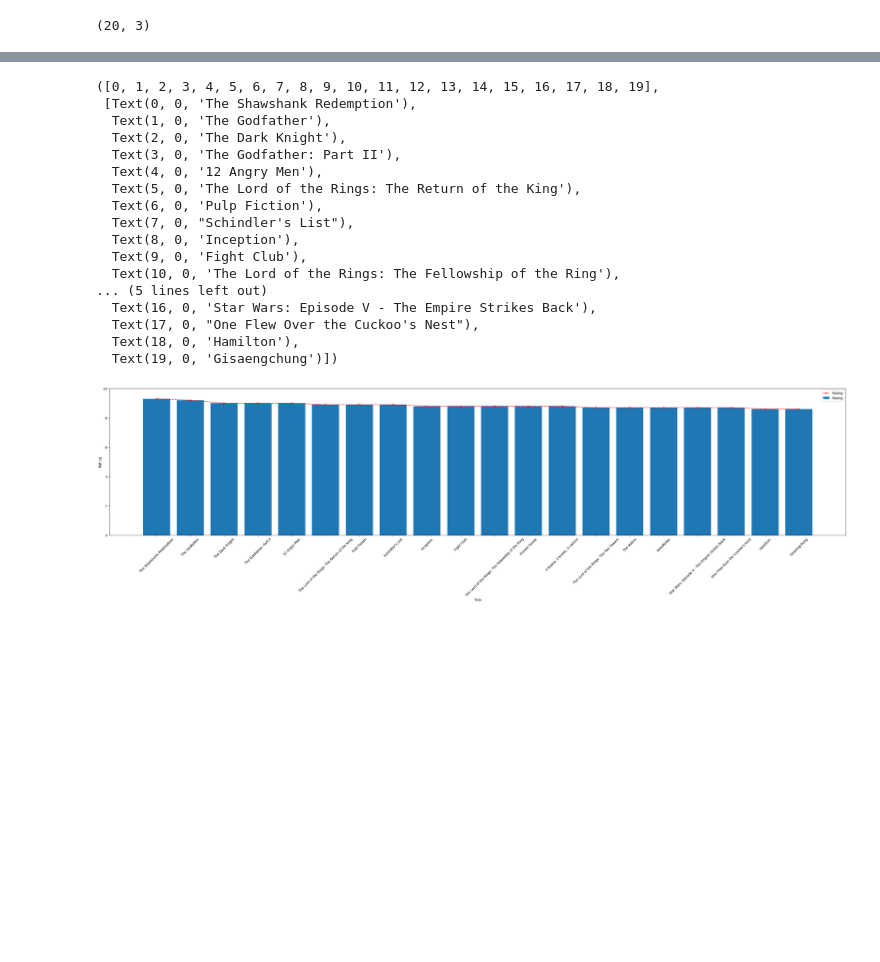
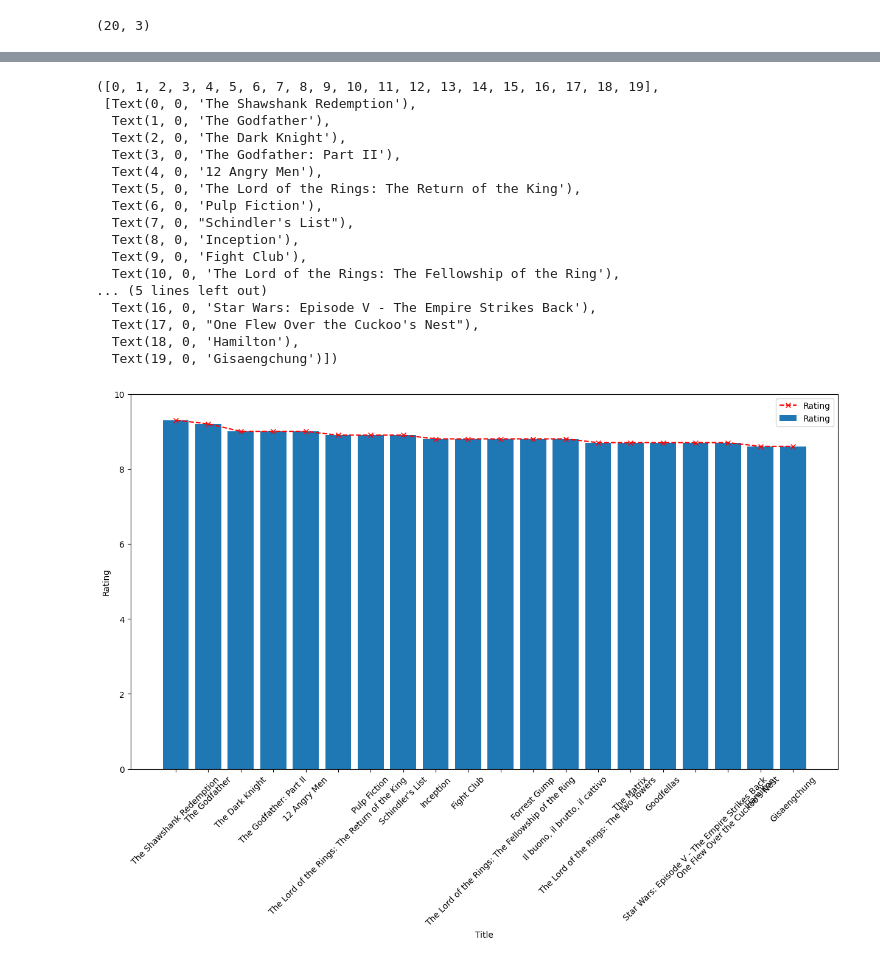
Before and after one commit to Scorpion-84/Recomender, a Jupyter notebook: Recomender.ipynb, the cells around one changed output, grey strips where cells are left out. Saved outputs shown, nothing was run; the diff lists cells and outputs as text; code cells hidden in the pictures; blank space fills up the shorter version.

```diff
--- a/Recomender.ipynb
+++ b/Recomender.ipynb
@@ -67,30 +67,30 @@ plt.xticks(rotation = 45)
 # %%
-plt.figure(figsize = (40,8))
+plt.figure(figsize = (15,8))
 plt.bar(df['Series_Title'], df['IMDB_Rating'], label='Rating')
 plt.plot(df['Series_Title'], df['IMDB_Rating'], "r--x",label='Rating')
 plt.legend()
 plt.xlabel('Title')
 plt.ylabel('Rating')
 plt.ylim(0, 10)
 plt.xticks(rotation = 45)
 plt.xticks(rotation = 45)
 # %% [output]
 ([0, 1, 2, 3, 4, 5, 6, 7, 8, 9, 10, 11, 12, 13, 14, 15, 16, 17, 18, 19],
  [Text(0, 0, 'The Shawshank Redemption'),
   Text(1, 0, 'The Godfather'),
   Text(2, 0, 'The Dark Knight'),
   Text(3, 0, 'The Godfather: Part II'),
   Text(4, 0, '12 Angry Men'),
   Text(5, 0, 'The Lord of the Rings: The Return of the King'),
   Text(6, 0, 'Pulp Fiction'),
   Text(7, 0, "Schindler's List"),
   Text(8, 0, 'Inception'),
   Text(9, 0, 'Fight Club'),
   Text(10, 0, 'The Lord of the Rings: The Fellowship of the Ring'),
 ... (5 lines left out)
   Text(16, 0, 'Star Wars: Episode V - The Empire Strikes Back'),
   Text(17, 0, "One Flew Over the Cuckoo's Nest"),
   Text(18, 0, 'Hamilton'),
   Text(19, 0, 'Gisaengchung')])
-[figure, old version]
+[figure, new version]
 # %%
```
Also changed, not shown: parts of 2 cells of this notebook.
